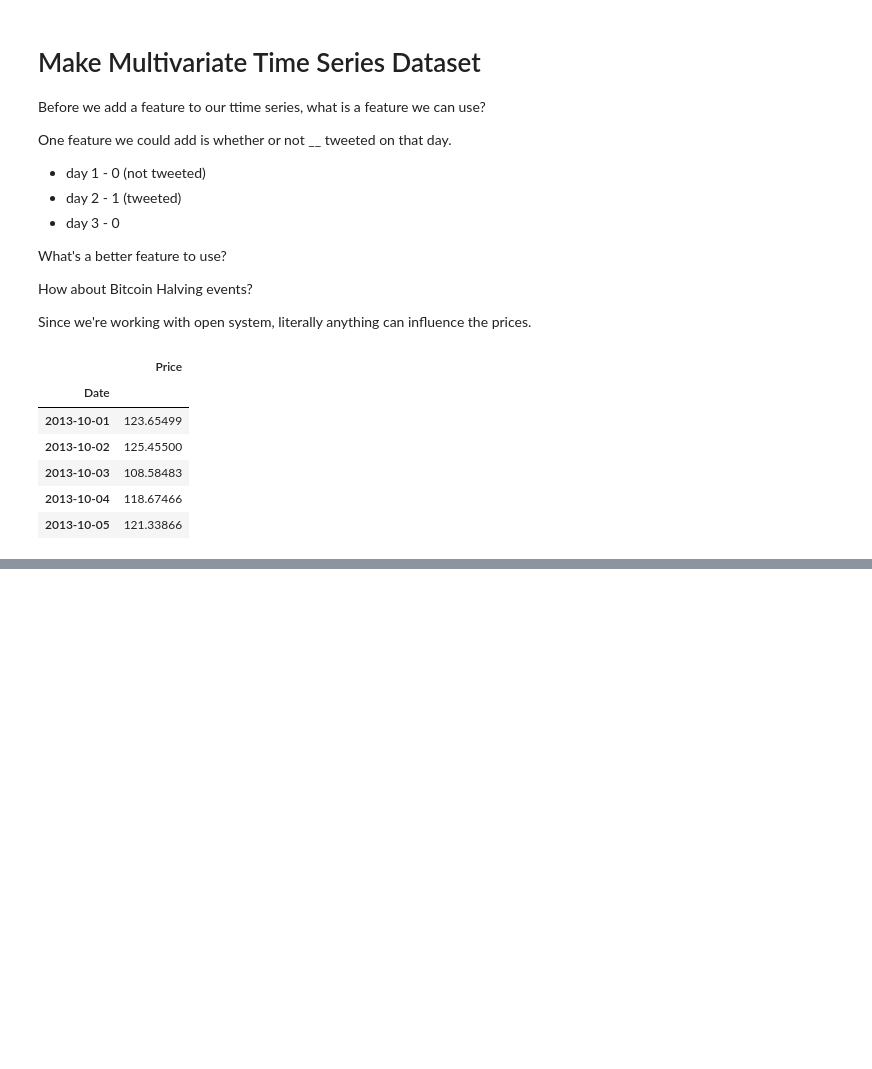
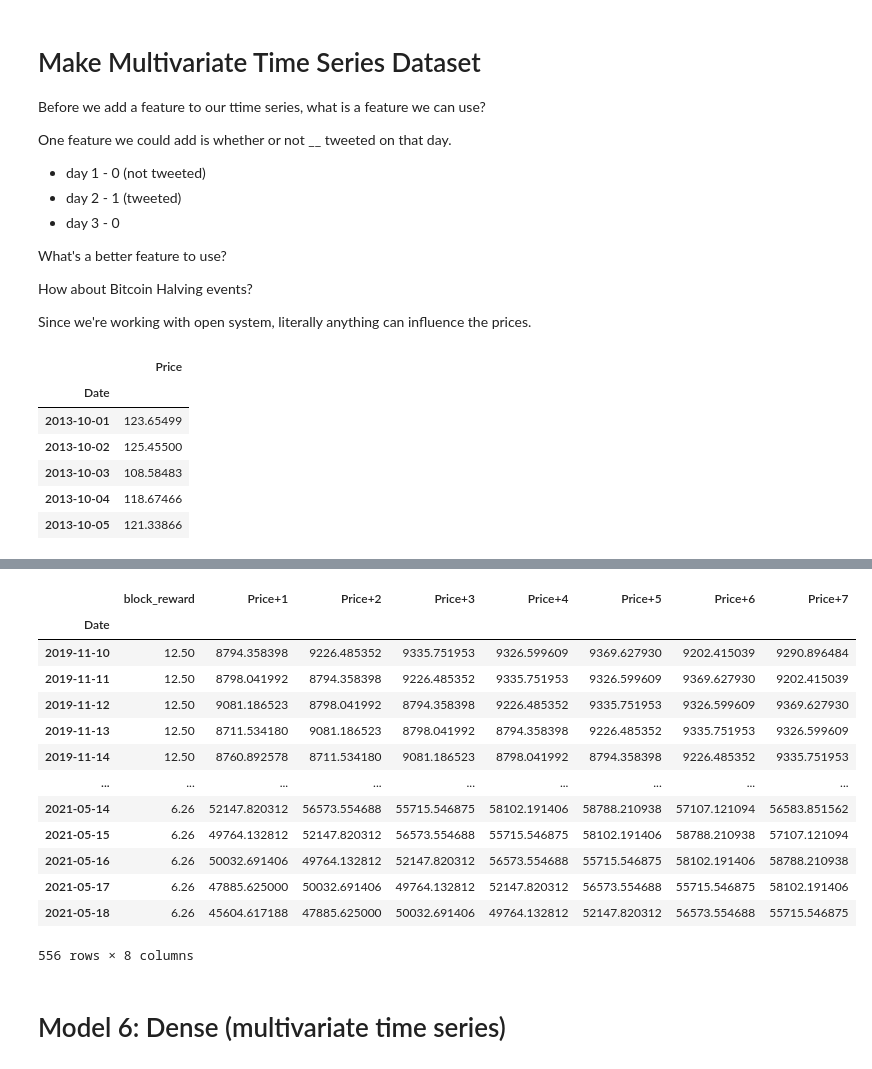
Before and after one commit to ZahrizhalAli/BitCoin_TimeSeries_with_TensorFlow_Experiments, a Jupyter notebook: 10_time_series_forecasting_with_tensorflow_video.ipynb, the cells around one changed output, grey strips where cells are left out. Cells and saved outputs as stored; diff of their text form; code cells hidden in the pictures; blank space fills up the shorter version.

```diff
--- a/10_time_series_forecasting_with_tensorflow_video.ipynb
+++ b/10_time_series_forecasting_with_tensorflow_video.ipynb
@@ -1267,0 +1337,15 @@ We need to add this values to the dataframe
+# %%
+# Setup dataset hyperparameters
+HORIZON = 1
+WINDOW_SIZE = 7
+# %%
+# Steps to use Pandas Shift
+
+# Make a copy of the Bitcoin historical data with block reward feature
+
+bitcoin_prices_windowed = bitcoin_prices_block.copy()
+
+# Add windowed columns
+for i in range(WINDOW_SIZE): # shift values for each step in WINDOW_SIZE
+  bitcoin_prices_windowed[f"Price+{i+1}"] = bitcoin_prices_windowed['Price'].shift(periods=i+1)
+bitcoin_prices_windowed.head()
@@ -1267,0 +1366,5 @@ We need to add this values to the dataframe
+# %%
+# Create X (windows) and y (horizons) features
+
+X = bitcoin_prices_windowed.dropna().drop('Price', axis=1).astype(np.float32)  # axis 1 = columns, means only column Price.
+y = bitcoin_prices_windowed.dropna()['Price'].astype(np.float32)
@@ -1267,0 +1390,2 @@ We need to add this values to the dataframe
+# %%
+X_train, X_test, y_train, y_test = make_train_test_splits(X, y)
@@ -1267,0 +1406,19 @@ We need to add this values to the dataframe
+# %%
+X_test
+# %% [output]
+|  | block_reward | Price+1 | Price+2 | Price+3 | Price+4 | Price+5 | Price+6 | Price+7 |
+| Date |  |  |  |  |  |  |  |  |
+| 2019-11-10 | 12.50 | 8794.358398 | 9226.485352 | 9335.751953 | 9326.599609 | 9369.627930 | 9202.415039 | 9290.896484 |
+| 2019-11-11 | 12.50 | 8798.041992 | 8794.358398 | 9226.485352 | 9335.751953 | 9326.599609 | 9369.627930 | 9202.415039 |
+| 2019-11-12 | 12.50 | 9081.186523 | 8798.041992 | 8794.358398 | 9226.485352 | 9335.751953 | 9326.599609 | 9369.627930 |
+| 2019-11-13 | 12.50 | 8711.534180 | 9081.186523 | 8798.041992 | 8794.358398 | 9226.485352 | 9335.751953 | 9326.599609 |
+| 2019-11-14 | 12.50 | 8760.892578 | 8711.534180 | 9081.186523 | 8798.041992 | 8794.358398 | 9226.485352 | 9335.751953 |
+| ... | ... | ... | ... | ... | ... | ... | ... | ... |
+| 2021-05-14 | 6.26 | 52147.820312 | 56573.554688 | 55715.546875 | 58102.191406 | 58788.210938 | 57107.121094 | 56583.851562 |
+| 2021-05-15 | 6.26 | 49764.132812 | 52147.820312 | 56573.554688 | 55715.546875 | 58102.191406 | 58788.210938 | 57107.121094 |
+| 2021-05-16 | 6.26 | 50032.691406 | 49764.132812 | 52147.820312 | 56573.554688 | 55715.546875 | 58102.191406 | 58788.210938 |
+| 2021-05-17 | 6.26 | 47885.625000 | 50032.691406 | 49764.132812 | 52147.820312 | 56573.554688 | 55715.546875 | 58102.191406 |
+| 2021-05-18 | 6.26 | 45604.617188 | 47885.625000 | 50032.691406 | 49764.132812 | 52147.820312 | 56573.554688 | 55715.546875 |
+556 rows × 8 columns
+# %% [markdown]
+# Model 6: Dense (multivariate time series)
```
Also changed, not shown: parts of 34 cells of this notebook.
